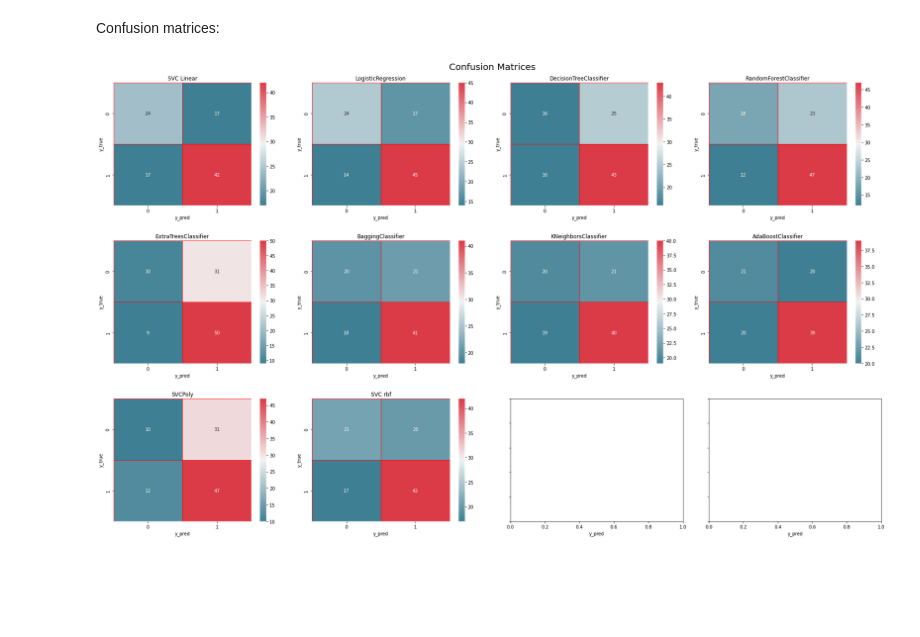
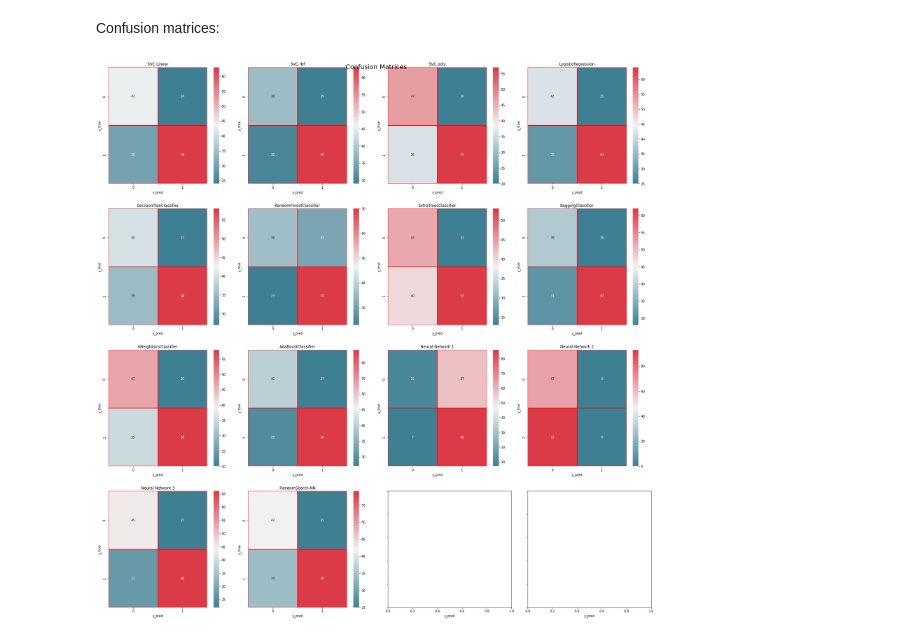
Before and after one commit to Konrados232/steam-predicter, a Jupyter notebook: predict.ipynb, the cells around one changed output. Drawn from its saved outputs; the diff is of its cells as text; code cells hidden in the pictures; blank space fills up the shorter version.

Commit message:
Add neural networks, improve plots

```diff
--- a/predict.ipynb
+++ b/predict.ipynb
@@ -556,2 +518,0 @@ test_eval
-# %%
-deep_models.append(("Neural Network", model_1))
@@ -557,0 +631,3 @@ deep_models.append(("Neural Network", model_1))
+# %%
+keras_class = keras.wrappers.scikit_learn.KerasClassifier(build_model)
+keras_class
@@ -557,0 +636,11 @@ deep_models.append(("Neural Network", model_1))
+# %%
+from scipy.stats import reciprocal
+from sklearn.model_selection import RandomizedSearchCV
+
+param_distribs = {
+    "n_hidden": [0, 1, 2, 3],
+    "n_neurons": np.arange(1, 100)
+}
+
+rnd_search_cv = RandomizedSearchCV(keras_class, param_distribs, n_iter=10, cv=3, verbose=2)
+rnd_search_cv.fit(X_train_scaled, y_train, epochs=100, validation_split=0.2, callbacks=[EarlyStopping(monitor='val_accuracy', patience=15, mode='min', verbose=1)])
@@ -557,0 +675,3 @@ deep_models.append(("Neural Network", model_1))
+# %%
+print(rnd_search_cv.best_params_)
+deep_models.append(("RandomSearch NN", rnd_search_cv.best_estimator_))
@@ -672,32 +813,46 @@ for ax in axs:
 # %% [markdown]
 Confusion matrices:
 # %%
-from sklearn.metrics import confusion_matrix
+def iterate_count(inner_count, outer_count):
+    inner_count += 1
+    if inner_count == 4:
+        outer_count += 1
+        inner_count = 0
+    return (inner_count, outer_count)
 
-fig, axs = plt.subplots(3, 4, figsize=(25,15))
 
-i = 0
-j = 0
+plots_x = 4
+plots_y = 4
 
+fig, axs = plt.subplots(plots_x, plots_y, figsize=(25, 25))
 cmap = sns.diverging_palette(220, 10, as_cmap=True)
 
 
+inner_count = 0
+outer_count = 0
+
 for name, model in models:
-  cm = confusion_matrix(y_test, model.predict(X_test))
-  sns.heatmap(cm,annot=True,linewidths=0.5,linecolor="red",cmap=cmap,fmt=".0f",ax=axs[i,j])
-  axs[i,j].set_title(name)
-  j=j+1
-  if j == 4:
-    i=i+1
-    j=0
+    cm = confusion_matrix(y_test, model.predict(X_test))
+    sns.heatmap(cm, annot=True, linewidths=0.05, linecolor="red", cmap=cmap, fmt=".0f", ax=axs[outer_count, inner_count])
+    axs[outer_count, inner_count].set_title(name)
+
+    inner_count, outer_count = iterate_count(inner_count, outer_count)
+
+
+for name, model in deep_models:
+    cm = confusion_matrix(y_test, (model.predict(X_test_scaled) > 0.5).astype("int32"))
+    sns.heatmap(cm, annot=True, linewidths=0.05, linecolor="red", cmap=cmap, fmt=".0f", ax=axs[outer_count, inner_count])
+    axs[outer_count,inner_count].set_title(name)
+
+    inner_count, outer_count = iterate_count(inner_count, outer_count)
 
 
 for ax in axs.flat:
     ax.set(xlabel="y_pred", ylabel="y_true")
     ax.label_outer()
 
 fig.tight_layout(pad=3.0)
-fig.suptitle("Confusion Matrices", fontsize=20, verticalalignment="bottom")
+fig.suptitle("Confusion Matrices", fontsize=20)
 fig.show()
 # %% [output]
-[figure, old version]
+[figure, new version]
```
Also changed, not shown: parts of 42 cells of this notebook.
